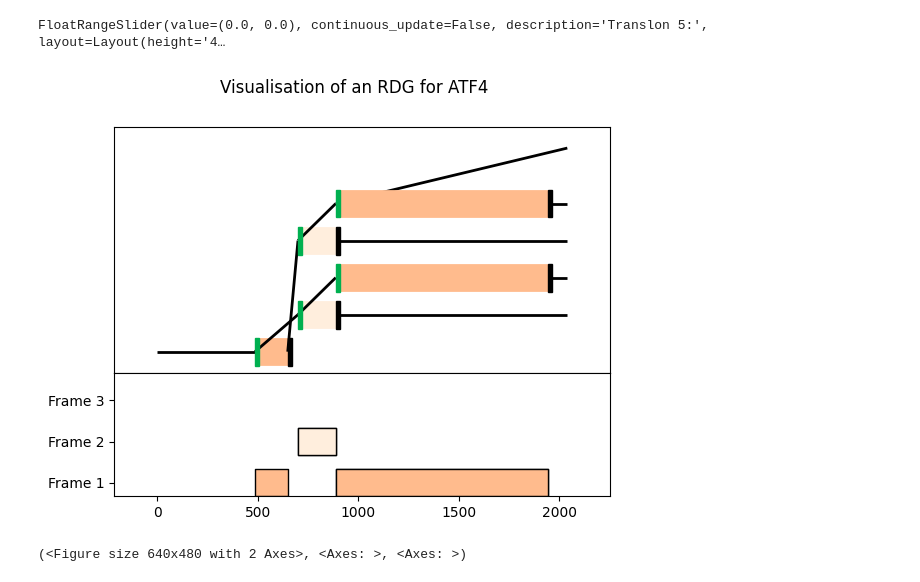
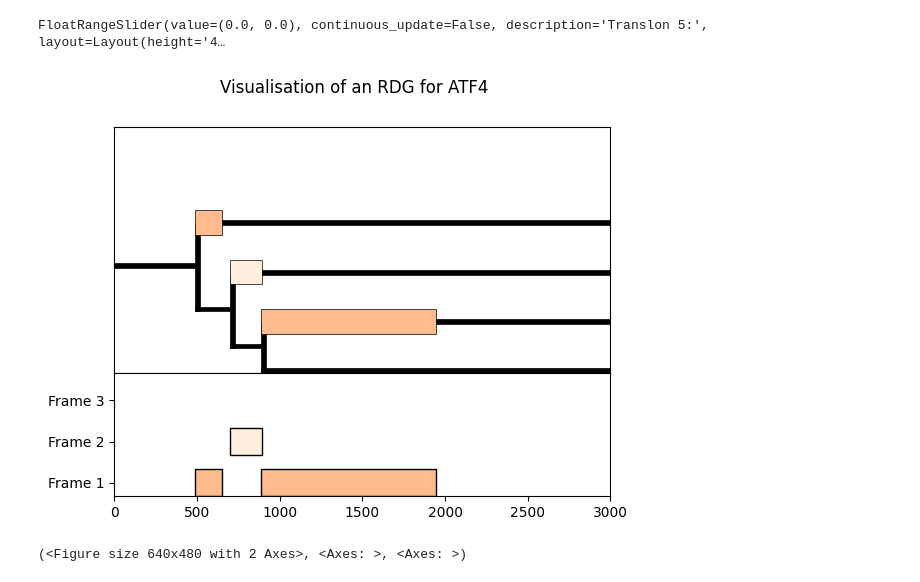
Before and after one commit to JackCurragh/RDG-Viewer, a Jupyter notebook: RDG_Viewer.ipynb, the cells around one changed output. Cells and saved outputs as stored; diff of their text form; code cells hidden in the pictures.

```diff
--- a/RDG_Viewer.ipynb
+++ b/RDG_Viewer.ipynb
@@ -14,16 +14,16 @@ This notebook utilises the plotting functionality of the `RDG` python [package](
 
 #@markdown Run this step by clicking the <b>Play</b> button on the left
 
-!pip install -q sqlitedict matplotlib networkx;
+!pip install -q sqlitedict matplotlib networkx gget;
 !pip install -q git+https://github.com/JackCurragh/RDG.git;
 
 from RDG import plot, RDG
 
 no_node_color_dict = {
     "edge_colors": {
-        "frame0": "#ffbb8d",
-        "frame1": "#ffeedd",
-        "frame2": "#ffd8be"
+        0: "#ffbb8d",
+        1: "#ffeedd",
+        2: "#ffd8be"
         },
     "node_colors": {
         "startpoint": "#000000",
@@ -48,8 +54,8 @@ no_node_color_dict = {
 #@markdown will obtain greatly differnt graphs. Fill in the fields below to
 #@markdown set the 'rules' for this graph as well as other visualisation paramaters
 
-Locus_Name = "ATF4"  #@param {type:"string"}
-Transcript_length = 2041 #@param {type:"integer"}
+Locus_Name = "PTEN"  #@param {type:"string"}
+Transcript_length = 9027 #@param {type:"integer"}
 
 Allow_reinitiation = False #@param {type:"boolean"}
 
@@ -59,11 +65,11 @@ Allow_reinitiation = False #@param {type:"boolean"}
 #@markdown Leave a field blank if you do not require all 5 Translons
 
 #@markdown <b>Note:</b> the quotation marks look after themselves
-Translon_1 = "486, 649"  #@param {type:"string"}
-Translon_2 = "700, 891"  #@param {type:"string"}
-Translon_3 = "888, 1943"  #@param {type:"string"}
-Translon_4 = ""  #@param {type:"string"}
-Translon_5 = ""  #@param {type:"string"}
+Translon_1 = "1358, 2570"  #@param {type:"string"}
+Translon_2 = "839, 2570"  #@param {type:"string"}
+Translon_3 = "920, 2570"  #@param {type:"string"}
+Translon_4 = "965, 2570"  #@param {type:"string"}
+Translon_5 = "1142, 2570"  #@param {type:"string"}
 
 Translons = {
     "Translon 1": Translon_1,
@@ -104,10 +110,11 @@ plot(g, color_dict=no_node_color_dict)
 #@markdown set the 'rules' for this graph as well as other visualisation paramaters
 
 Locus_Name = "ATF4"  #@param {type:"string"}
-Transcript_length = 2041 #@param {type:"integer"}
+Transcript_length = 3000 #@param {type:"integer"}
 
-Allow_reinitiation = True #@param {type:"boolean"}
-
+Allow_reinitiation = False #@param {type:"boolean"}
+#@markdown Distance after a stop required for reinitiation to be possible
+Reinitiation_base_limit = 300 #@param {type:"integer"}
 
 import ipywidgets as widgets
 
@@ -186,27 +193,26 @@ FloatRangeSlider(value=(0.0, 0.0), continuous_update=False, description='Translo
 # %%
 #@title Once you have set your Translon ranges it <b>Play</b> to render the graph!
 
 Translons = {
     "Translon 1": t1.value,
     "Translon 2": t2.value,
     "Translon 3": t3.value,
     "Translon 4": t4.value,
     "Translon 5": t5.value,
     }
 
 g = RDG(name=Locus_Name, locus_stop=Transcript_length)
 
 for translon in Translons:
   if Translons[translon][0] != Translons[translon][1]:
     g.add_open_reading_frame(
         start_codon_position=int(Translons[translon][0]),
         stop_codon_position=int(Translons[translon][1]),
-        reinitiation=Allow_reinitiation
+        reinitiation=Allow_reinitiation,
         )
-
-plot(g, color_dict=no_node_color_dict)
+plot(g, color_dict=no_node_color_dict, reinit_base_limit=Reinitiation_base_limit)
 # %% [output]
-[figure, old version]
+[figure, new version]
 (<Figure size 640x480 with 2 Axes>, <Axes: >, <Axes: >)
 # %%
 #@title 3. Build Visualise Ribosome Decsion Graph - From Sequence
```
Also changed, not shown: parts of 4 cells of this notebook.
